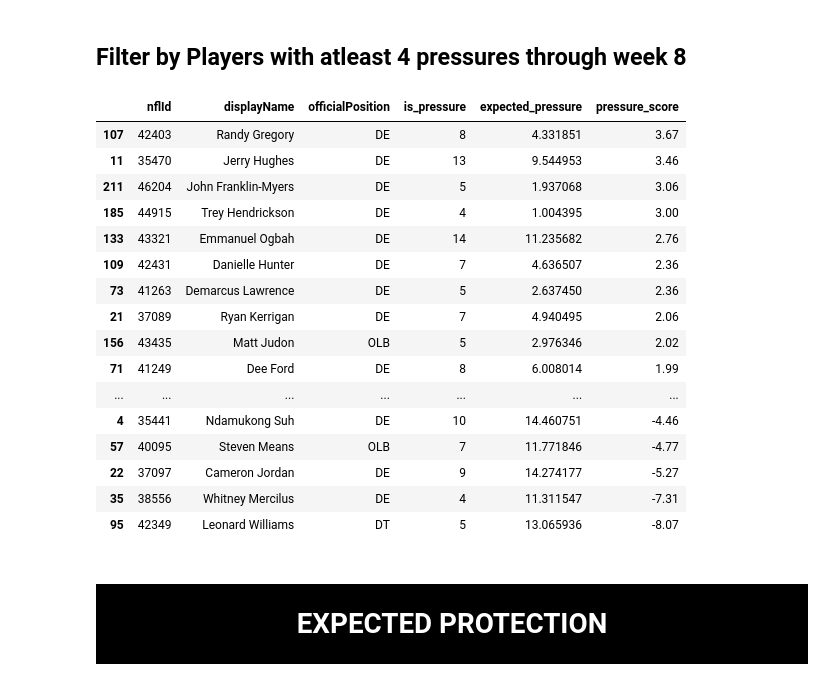
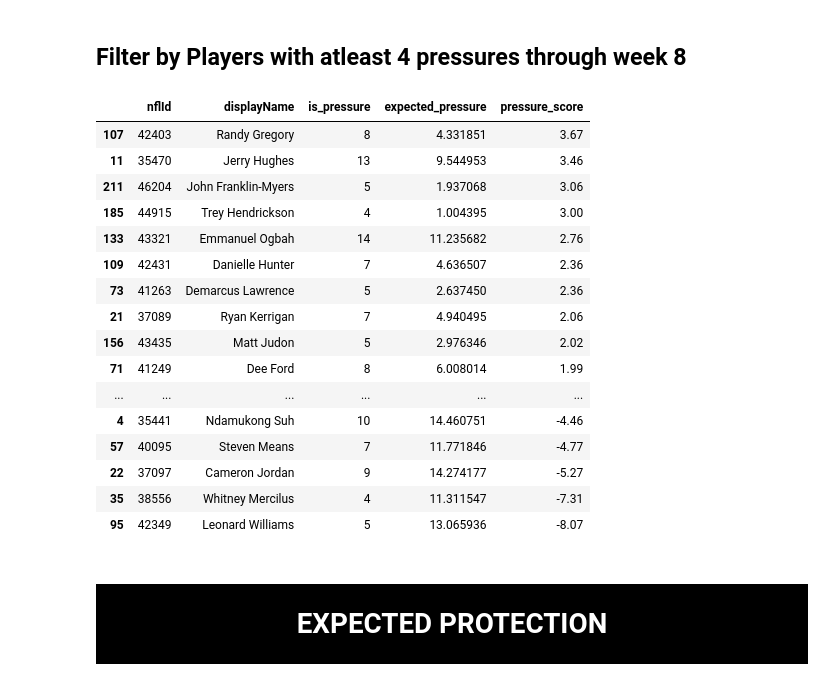
Before and after one commit to Fabreeze23/Big-Data-Bowl-2023, a Jupyter notebook: the-xp-philosophy.ipynb, the cells around one changed output. Saved outputs shown, nothing was run; the diff lists cells and outputs as text; code cells hidden in the pictures.

```diff
--- a/the-xp-philosophy.ipynb
+++ b/the-xp-philosophy.ipynb
@@ -486,27 +486,27 @@ master_pressure_score_df = pd.merge(net_pressure_score_df,players,how="left",on
 # %% [markdown]
 <h2>Filter by Players with atleast 4 pressures through week 8</h2>
 # %%
-master_pressure_score_df = master_pressure_score_df[['nflId', 'displayName', 'officialPosition', 'is_pressure', 'expected_pressure', 'pressure_score']]
+master_pressure_score_df = master_pressure_score_df[['nflId', 'displayName', 'is_pressure', 'expected_pressure', 'pressure_score']]
 master_pressure_score_df = master_pressure_score_df.sort_values(by='pressure_score', ascending=False)
 master_pressure_score_df.loc[master_pressure_score_df['is_pressure'] >= 4].head(50)
 # %% [output]
-|  | nflId | displayName | officialPosition | is_pressure | expected_pressure | pressure_score |
-| 107 | 42403 | Randy Gregory | DE | 8 | 4.331851 | 3.67 |
-| 11 | 35470 | Jerry Hughes | DE | 13 | 9.544953 | 3.46 |
-| 211 | 46204 | John Franklin-Myers | DE | 5 | 1.937068 | 3.06 |
-| 185 | 44915 | Trey Hendrickson | DE | 4 | 1.004395 | 3.00 |
-| 133 | 43321 | Emmanuel Ogbah | DE | 14 | 11.235682 | 2.76 |
-| 109 | 42431 | Danielle Hunter | DE | 7 | 4.636507 | 2.36 |
-| 73 | 41263 | Demarcus Lawrence | DE | 5 | 2.637450 | 2.36 |
-| 21 | 37089 | Ryan Kerrigan | DE | 7 | 4.940495 | 2.06 |
-| 156 | 43435 | Matt Judon | OLB | 5 | 2.976346 | 2.02 |
-| 71 | 41249 | Dee Ford | DE | 8 | 6.008014 | 1.99 |
-| ... | ... | ... | ... | ... | ... | ... |
-| 4 | 35441 | Ndamukong Suh | DE | 10 | 14.460751 | -4.46 |
-| 57 | 40095 | Steven Means | OLB | 7 | 11.771846 | -4.77 |
-| 22 | 37097 | Cameron Jordan | DE | 9 | 14.274177 | -5.27 |
-| 35 | 38556 | Whitney Mercilus | DE | 4 | 11.311547 | -7.31 |
-| 95 | 42349 | Leonard Williams | DT | 5 | 13.065936 | -8.07 |
+|  | nflId | displayName | is_pressure | expected_pressure | pressure_score |
+| 107 | 42403 | Randy Gregory | 8 | 4.331851 | 3.67 |
+| 11 | 35470 | Jerry Hughes | 13 | 9.544953 | 3.46 |
+| 211 | 46204 | John Franklin-Myers | 5 | 1.937068 | 3.06 |
+| 185 | 44915 | Trey Hendrickson | 4 | 1.004395 | 3.00 |
+| 133 | 43321 | Emmanuel Ogbah | 14 | 11.235682 | 2.76 |
+| 109 | 42431 | Danielle Hunter | 7 | 4.636507 | 2.36 |
+| 73 | 41263 | Demarcus Lawrence | 5 | 2.637450 | 2.36 |
+| 21 | 37089 | Ryan Kerrigan | 7 | 4.940495 | 2.06 |
+| 156 | 43435 | Matt Judon | 5 | 2.976346 | 2.02 |
+| 71 | 41249 | Dee Ford | 8 | 6.008014 | 1.99 |
+| ... | ... | ... | ... | ... | ... |
+| 4 | 35441 | Ndamukong Suh | 10 | 14.460751 | -4.46 |
+| 57 | 40095 | Steven Means | 7 | 11.771846 | -4.77 |
+| 22 | 37097 | Cameron Jordan | 9 | 14.274177 | -5.27 |
+| 35 | 38556 | Whitney Mercilus | 4 | 11.311547 | -7.31 |
+| 95 | 42349 | Leonard Williams | 5 | 13.065936 | -8.07 |
 # %% [markdown]
 # <div style="background-color:black; padding: 20px; color: white;"><center>EXPECTED PROTECTION</center></div>
 # %% [markdown]
```
Also changed, not shown: parts of 10 cells of this notebook.
